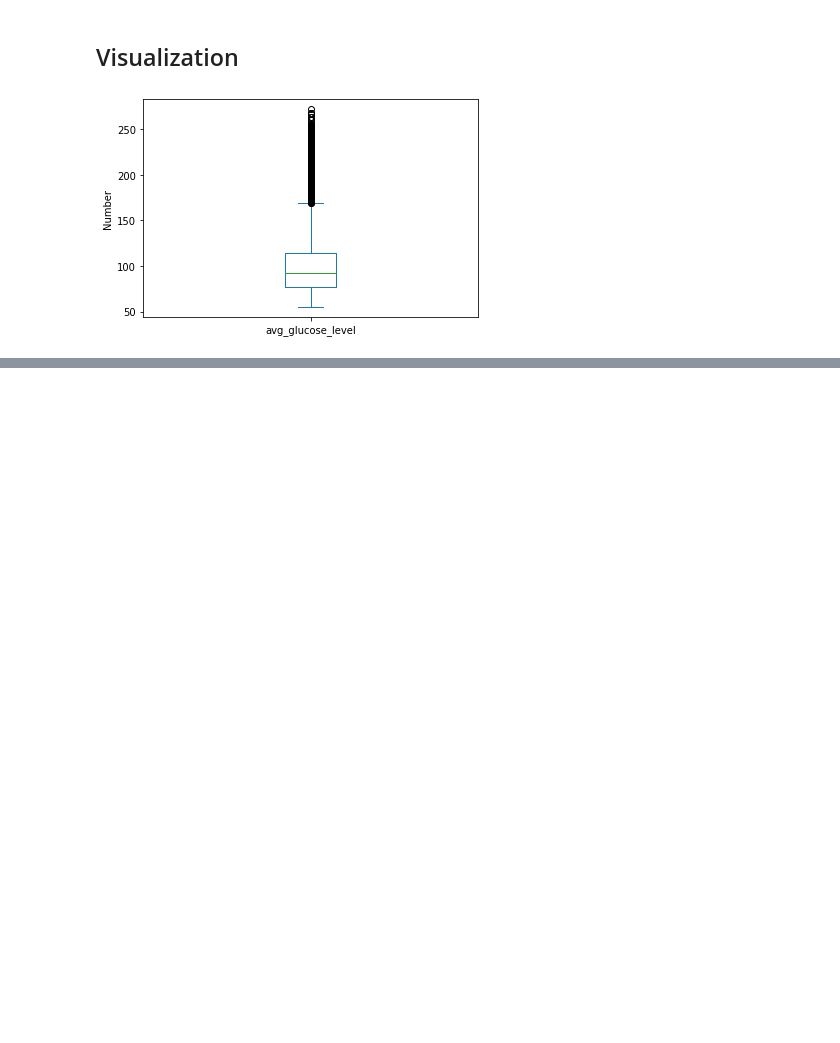
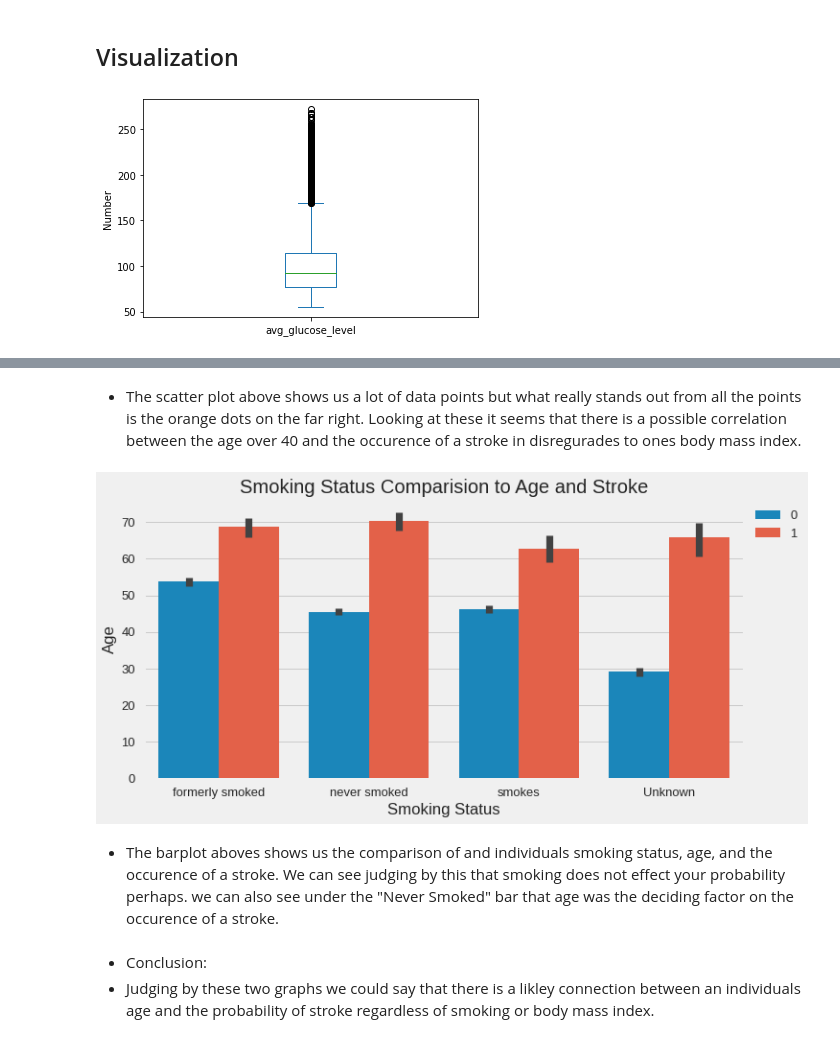
Before and after one commit to spockthompson/Individual-Stroke-Probability---Machine-Learning-Model, a Jupyter notebook: Project_2_Part_2.ipynb, the cells around one changed output, grey strips where cells are left out. Saved outputs shown, nothing was run; the diff lists cells and outputs as text; code cells hidden in the pictures; blank space fills up the shorter version.

```diff
--- a/Project_2_Part_2.ipynb
+++ b/Project_2_Part_2.ipynb
@@ -175,0 +190,17 @@ sns.heatmap(corr, cmap='coolwarm', annot=True)
+# %% [markdown]
+- The scatter plot above shows us a lot of data points but what really stands out from all the points is the orange dots on the far right. Looking at these it seems that there is a possible correlation between the age over 40 and the occurence of a stroke in disregurades to ones body mass index.
+# %%
+plt.figure(figsize=(10,5))
+sns.barplot(data = df_ml, x = 'smoking_status', y = 'age', hue = 'stroke')
+plt.style.use('fivethirtyeight')
+plt.title('Smoking Status Comparision to Age and Stroke')
+plt.xlabel('Smoking Status')
+plt.ylabel('Age');
+plt.legend(bbox_to_anchor=(1,1));
+# %% [output]
+[figure, added]
+# %% [markdown]
+- The barplot aboves shows us the comparison of and individuals smoking status, age, and the occurence of a stroke. We can see judging by this that smoking does not effect your probability perhaps. we can also see under the "Never Smoked" bar that age was the deciding factor on the occurence of a stroke.
+# %% [markdown]
+- Conclusion:
+ - Judging by these two graphs we could say that there is a likley connection between an individuals age and the probability of stroke regardless of smoking or body mass index.
```
Also changed, not shown: parts of 4 cells of this notebook.
